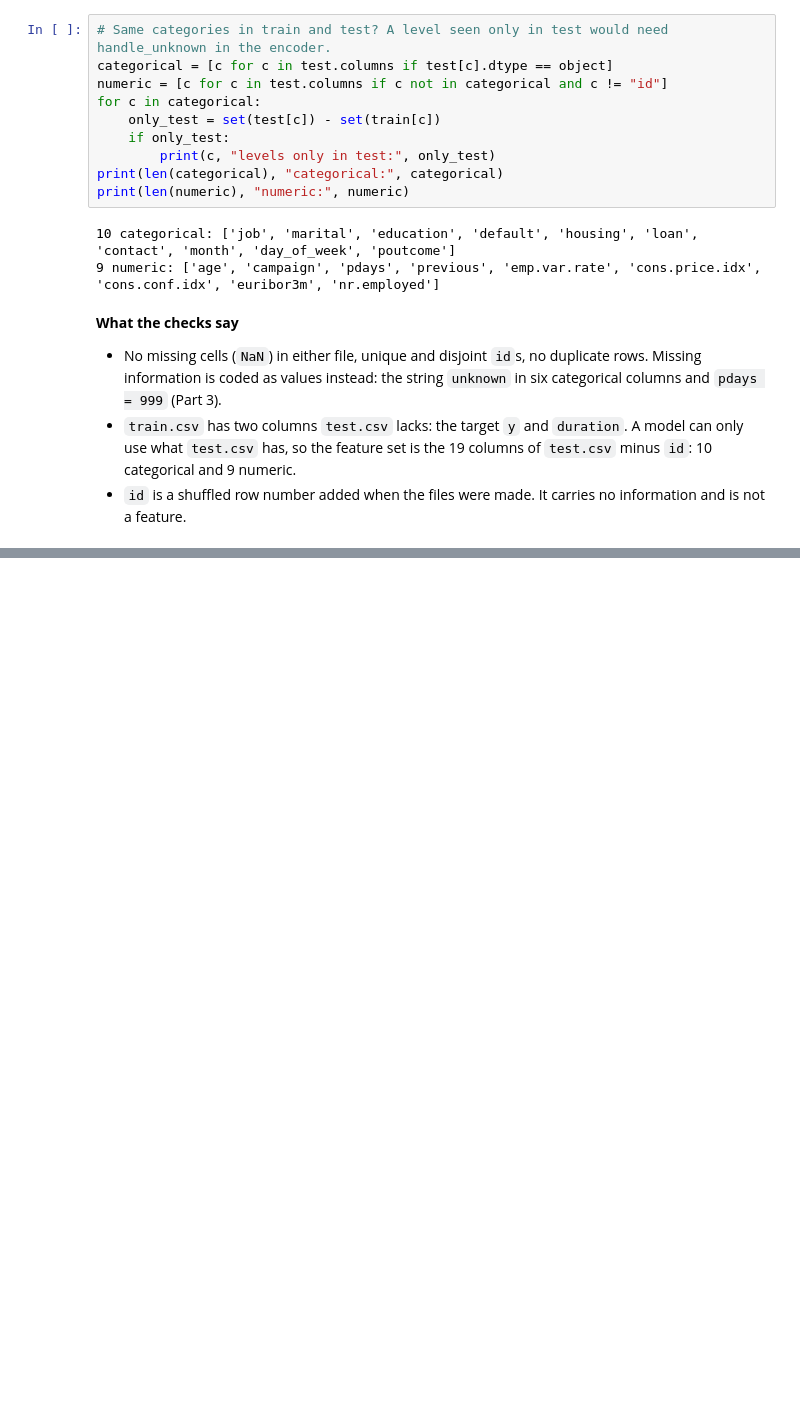
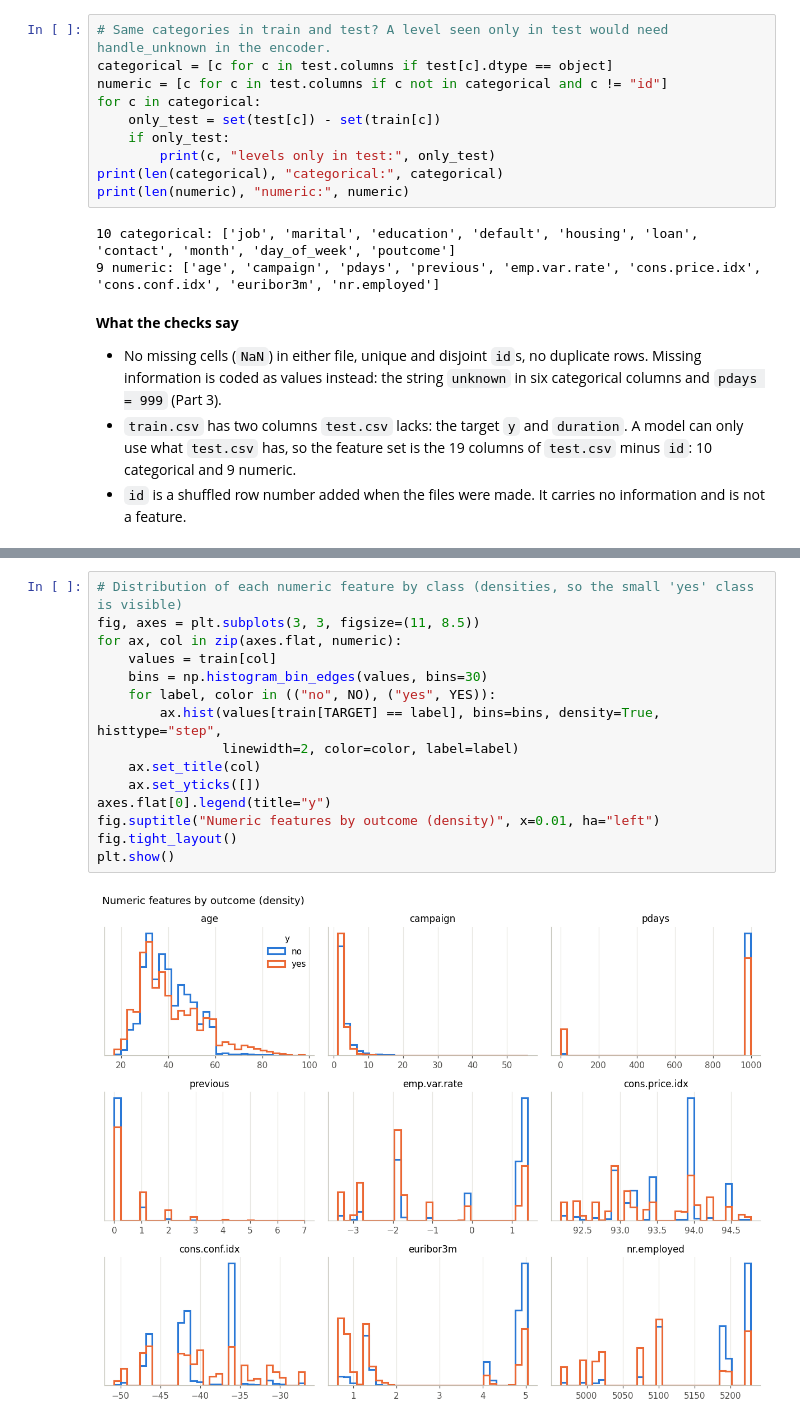
Before and after one commit to abo-code-1/task-03-ML-course, a Jupyter notebook: Imamsidikov_task3.ipynb, the cells around one changed output, grey strips where cells are left out. Saved outputs shown, nothing was run; the diff lists cells and outputs as text; blank space fills up the shorter version.

Commit message:
Part 2: EDA of the target imbalance, numeric features and economic indicators
Co-Authored-By: Claude Opus 5.5 <noreply@anthropic.com>

```diff
--- a/Imamsidikov_task3.ipynb
+++ b/Imamsidikov_task3.ipynb
@@ -144,0 +181,17 @@ print(len(numeric), "numeric:", numeric)
+# %%
+# Distribution of each numeric feature by class (densities, so the small 'yes' class is visible)
+fig, axes = plt.subplots(3, 3, figsize=(11, 8.5))
+for ax, col in zip(axes.flat, numeric):
+    values = train[col]
+    bins = np.histogram_bin_edges(values, bins=30)
+    for label, color in (("no", NO), ("yes", YES)):
+        ax.hist(values[train[TARGET] == label], bins=bins, density=True, histtype="step",
+                linewidth=2, color=color, label=label)
+    ax.set_title(col)
+    ax.set_yticks([])
+axes.flat[0].legend(title="y")
+fig.suptitle("Numeric features by outcome (density)", x=0.01, ha="left")
+fig.tight_layout()
+plt.show()
+# %% [output]
+[figure, added]
```
Also changed, not shown: parts of 8 cells of this notebook, 1 other file.
